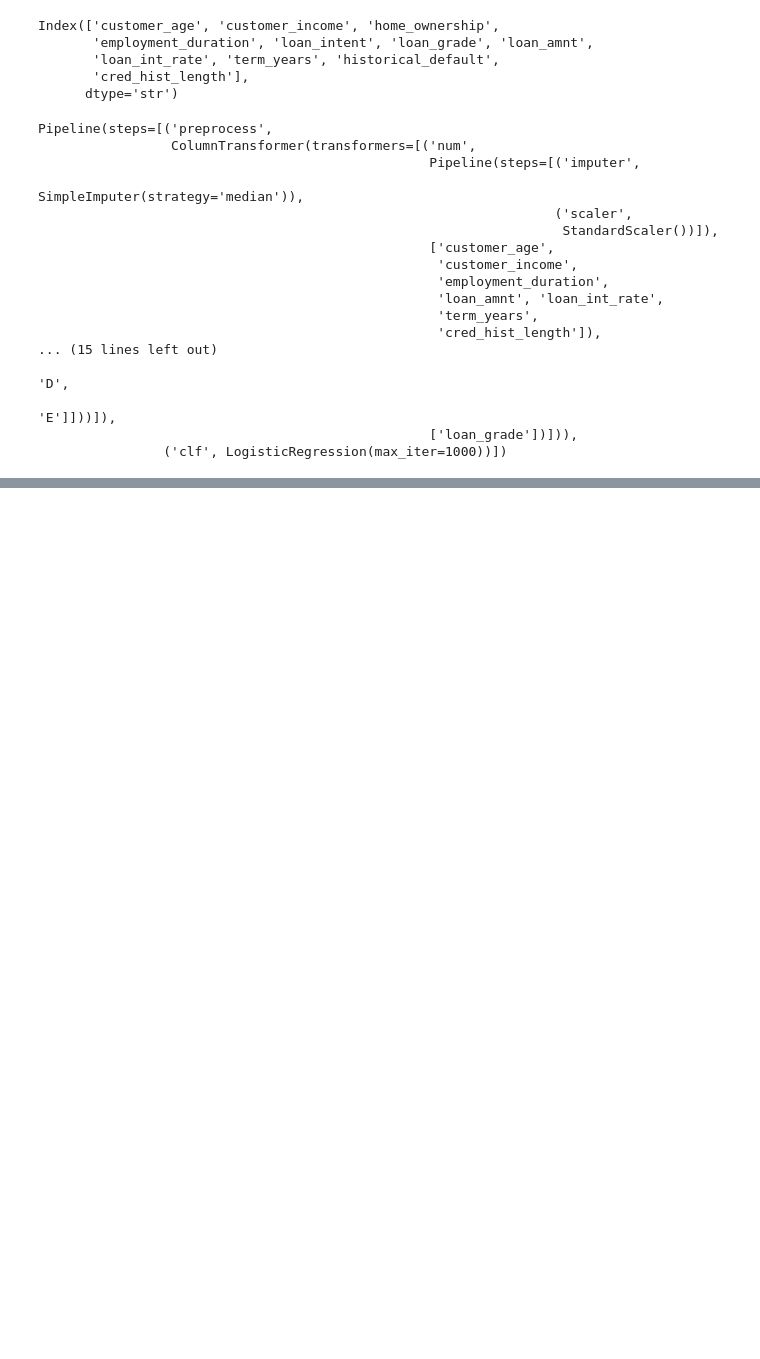
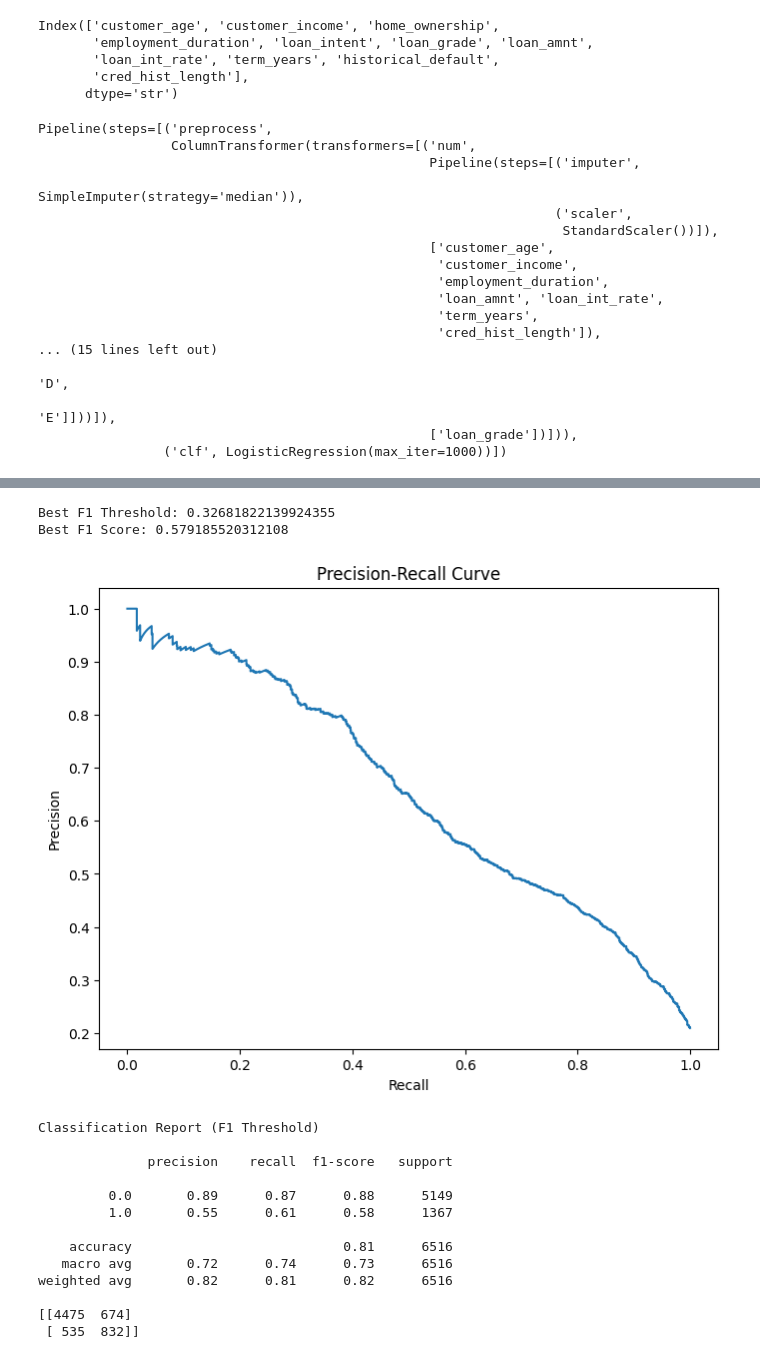
Before and after one commit to rifat-ml-dev/loan-default-prediction, a Jupyter notebook: notebooks/loan_default_predicton.ipynb, the cells around one changed output, grey strips where cells are left out. Saved outputs shown, nothing was run; the diff lists cells and outputs as text; code cells hidden in the pictures; blank space fills up the shorter version.

```diff
--- a/notebooks/loan_default_predicton.ipynb
+++ b/notebooks/loan_default_predicton.ipynb
@@ -232,0 +489,78 @@ dtype: int64
+# %%
+precision, recall, pr_thresholds = (
+    precision_recall_curve(
+        y_test_b,
+        default_probs
+    )
+)
+
+f1_scores = (
+    2 * precision * recall
+) / (precision + recall + 1e-10)
+
+
+best_f1_index = np.argmax(f1_scores)
+
+best_f1_threshold = pr_thresholds[
+    best_f1_index
+]
+
+best_f1 = f1_scores[
+    best_f1_index
+]
+
+print("Best F1 Threshold:",
+      best_f1_threshold)
+
+print("Best F1 Score:",
+      best_f1)
+
+plt.figure(figsize=(8,6))
+
+plt.plot(
+    recall,
+    precision
+)
+
+plt.xlabel("Recall")
+
+plt.ylabel("Precision")
+
+plt.title("Precision-Recall Curve")
+
+plt.show()
+
+y_pred_f1 = np.where(
+    default_probs >= best_f1_threshold,
+    1,
+    0
+)
+
+print("\nClassification Report (F1 Threshold)\n")
+
+print(classification_report(
+    y_test_b,
+    y_pred_f1
+))
+
+print(confusion_matrix(
+    y_test_b,
+    y_pred_f1
+))
+# %% [output]
+Best F1 Threshold: 0.32681822139924355
+Best F1 Score: 0.579185520312108
+[figure, added]
+Classification Report (F1 Threshold)
+
+              precision    recall  f1-score   support
+
+         0.0       0.89      0.87      0.88      5149
+         1.0       0.55      0.61      0.58      1367
+
+    accuracy                           0.81      6516
+   macro avg       0.72      0.74      0.73      6516
+weighted avg       0.82      0.81      0.82      6516
+
+[[4475  674]
+ [ 535  832]]
```
Also changed, not shown: parts of 33 cells of this notebook, 1 other file.
